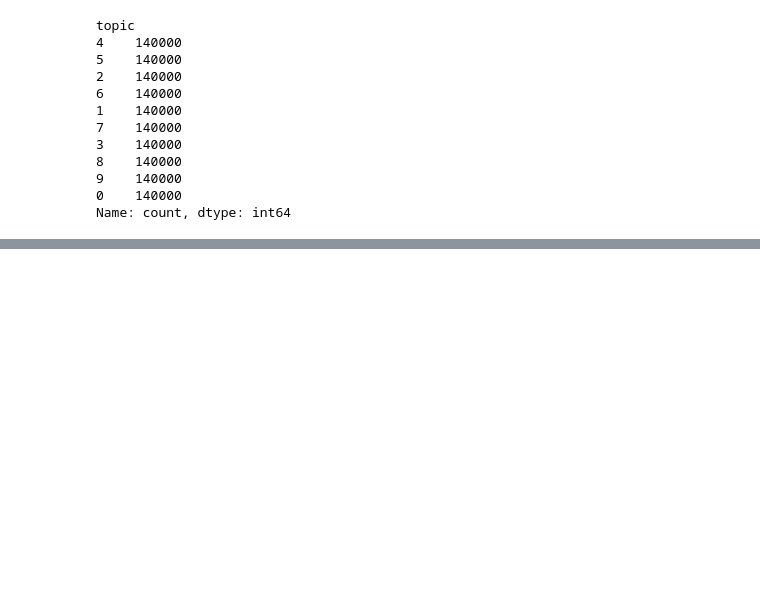
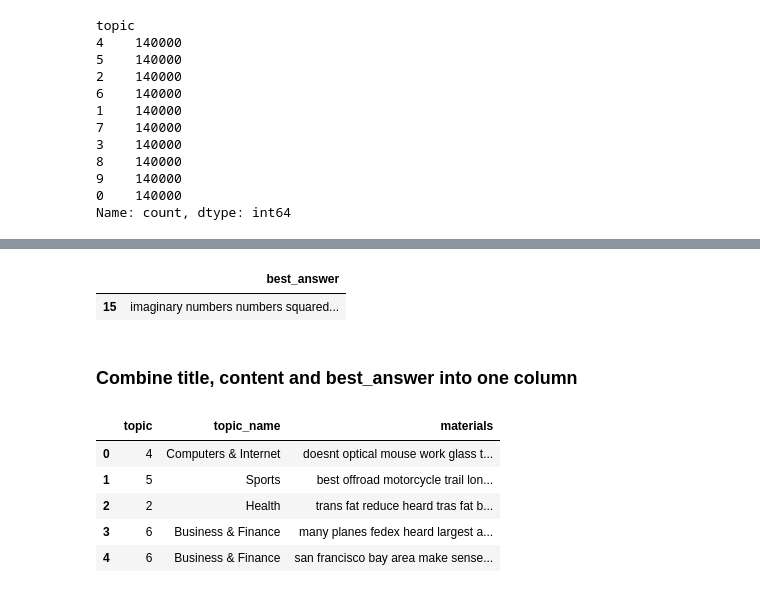
Before and after one commit to zikang-c/Yahoo-Answers-Topic-Classification, a Jupyter notebook: EDA.ipynb, the cells around one changed output, grey strips where cells are left out. Saved outputs shown, nothing was run; the diff lists cells and outputs as text; code cells hidden in the pictures; blank space fills up the shorter version.

```diff
--- a/EDA.ipynb
+++ b/EDA.ipynb
@@ -138,0 +152,21 @@ Name: count, dtype: int64
+# %%
+# Example of mathmatical formula rows
+selected_math_rows = train.iloc[15:16]
+selected_math_rows[['best_answer']]
+# %% [output]
+|  | best_answer |
+| 15 | imaginary numbers numbers squared... |
+# %% [markdown]
+### Combine title, content and best_answer into one column
+# %%
+combination_all_train = train
+combination_all_train['materials'] = combination_all_train['question_title'] + ' ' + combination_all_train['question_content'] + ' ' + combination_all_train['best_answer']
+combination_all_train = combination_all_train.drop(columns=['question_title', 'question_content', 'best_answer'])
+combination_all_train.head()
+# %% [output]
+|  | topic | topic_name | materials |
+| 0 | 4 | Computers & Internet | doesnt optical mouse work glass t... |
+| 1 | 5 | Sports | best offroad motorcycle trail lon... |
+| 2 | 2 | Health | trans fat reduce heard tras fat b... |
+| 3 | 6 | Business & Finance | many planes fedex heard largest a... |
+| 4 | 6 | Business & Finance | san francisco bay area make sense... |
```
Also changed, not shown: parts of 10 cells of this notebook.
